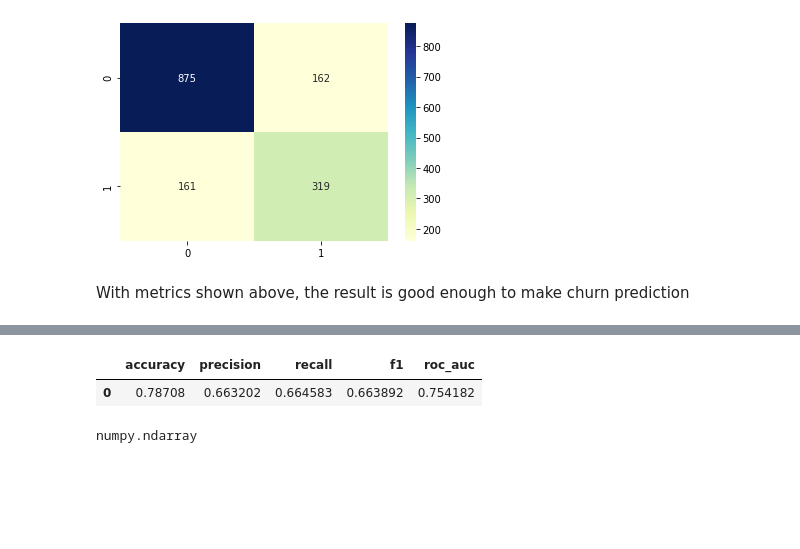
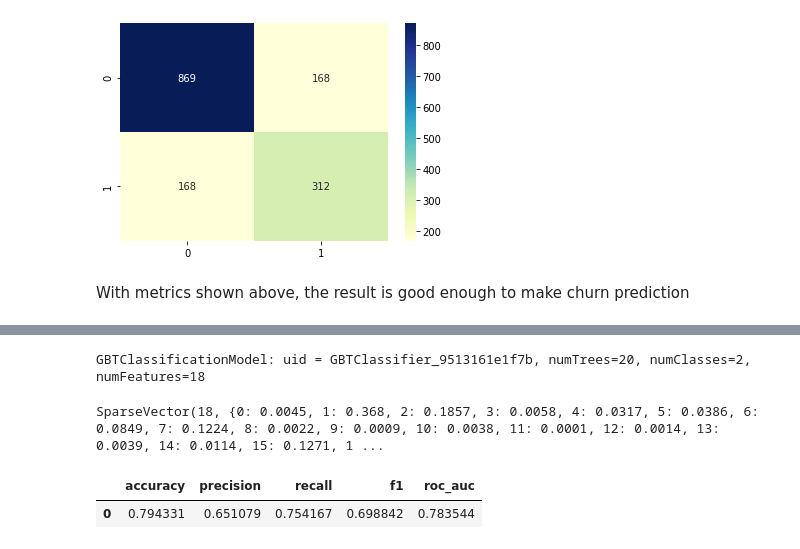
Before and after one commit to fahmiduldul/ds-sparkify, a Jupyter notebook: notebooks/training.ipynb, the cells around one changed output, grey strips where cells are left out. Drawn from its saved outputs; the diff is of its cells as text; code cells hidden in the pictures; blank space fills up the shorter version.

Commit message:
feat: add weighted model and evaluation

```diff
--- a/notebooks/training.ipynb
+++ b/notebooks/training.ipynb
@@ -175,2 +169,3 @@ root
 # %%
-train1_df = train_df.withColumn("weight", F.when(F.col("label") == 1, 1).otherwise(0.5))
+trainw_df = train_df.withColumn("weight", F.when(F.col("label") == 1, 1).otherwise(0.7))
+trainw_df.show(5)
@@ -177,20 +183,27 @@ train1_df = train_df.withColumn("weight", F.when(F.col("label") == 1, 1).otherwi
 # %%
-gbt1_tvs = TrainValidationSplit(estimator=gbt,
+# gradient boosted tree algorithm
+gbtw = GBTClassifier().setWeightCol("weight")
+
+# train validation split to search through all grid
+gbtw_tvs = TrainValidationSplit(estimator=gbtw,
                             estimatorParamMaps=gbt_grid,
-                            evaluator=BinaryClassificationEvaluator(weightCol='weight',),
+                            evaluator=BinaryClassificationEvaluator().setWeightCol("weight"),
                             trainRatio=0.75,
                             seed=42)
-
-gbt1_model = gbt1_tvs.fit(train1_df)
+# %%
+gbtw_model = gbtw_tvs.fit(trainw_df)
+# %%
+gbtw_model.bestModel
+# %% [output]
+GBTClassificationModel: uid = GBTClassifier_9513161e1f7b, numTrees=20, numClasses=2, numFeatures=18
+# %%
+gbtw_model.bestModel.featureImportances
+# %% [output]
+SparseVector(18, {0: 0.0045, 1: 0.368, 2: 0.1857, 3: 0.0058, 4: 0.0317, 5: 0.0386, 6: 0.0849, 7: 0.1224, 8: 0.0022, 9: 0.0009, 10: 0.0038, 11: 0.0001, 12: 0.0014, 13: 0.0039, 14: 0.0114, 15: 0.1271, 1 ...
 # %%
-preds1_df = gbt1_model.transform(test_df)
+predsw_df = gbtw_model.transform(test_df)
 # %%
-evaluate(preds1_df)
+evaluate(predsw_df)
 # %% [output]
 |  | accuracy | precision | recall | f1 | roc_auc |
-| 0 | 0.78708 | 0.663202 | 0.664583 | 0.663892 | 0.754182 |
+| 0 | 0.794331 | 0.651079 | 0.754167 | 0.698842 | 0.783544 |
-# %%
-type(confusion_matrix(preds1_df.select("label").toPandas(),
-                preds1_df.select("prediction").toPandas()))
-# %% [output]
-numpy.ndarray
```
Also changed, not shown: parts of 9 cells of this notebook.
